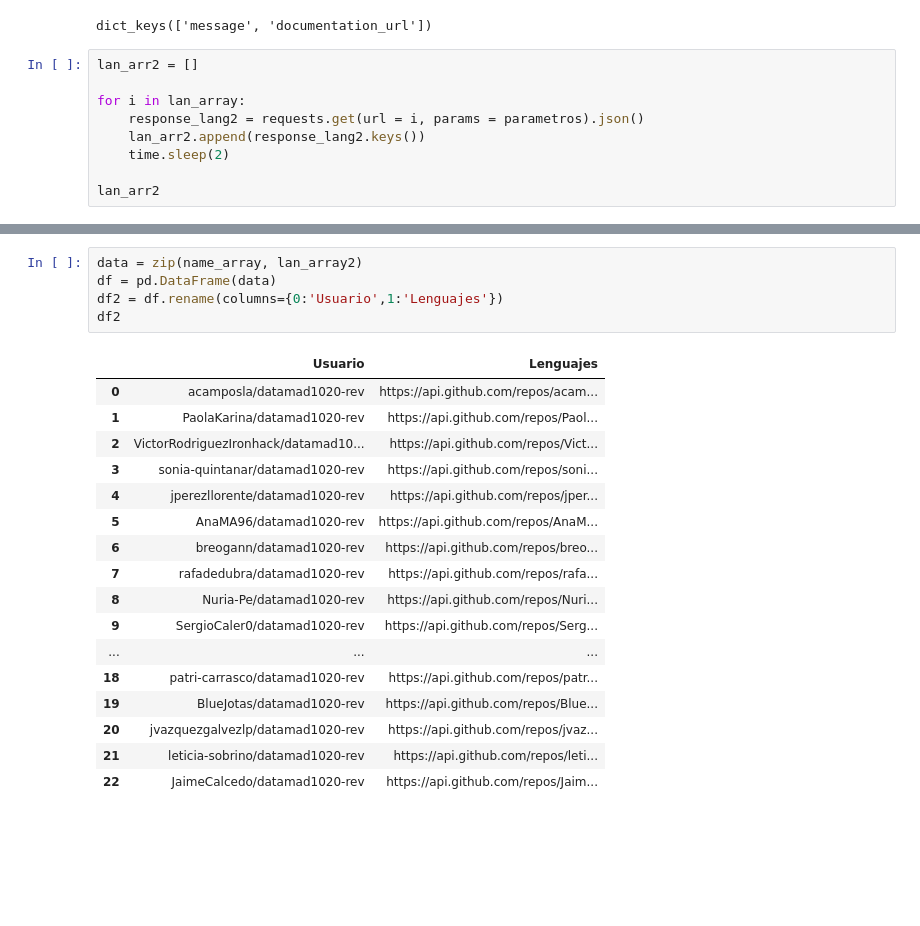
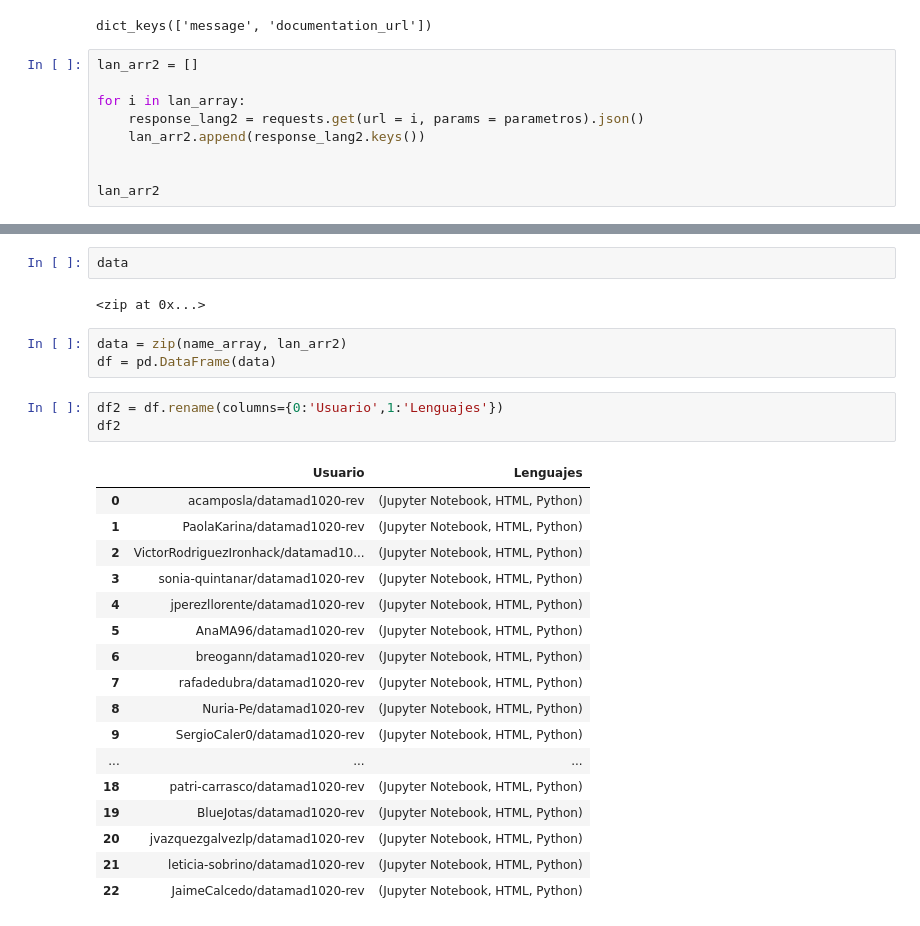
Before and after one commit to Ironhack-Data-Madrid-Marzo-2021/lab-api-scavenger-game, a Jupyter notebook: your-code/challenge-1.ipynb, the cells around one changed output, grey strips where cells are left out. Saved outputs shown, nothing was run; the diff lists cells and outputs as text; blank space fills up the shorter version.

```diff
--- a/your-code/challenge-1.ipynb
+++ b/your-code/challenge-1.ipynb
@@ -109,7 +124,7 @@ lan_arr2 = []
 for i in lan_array:
     response_lang2 = requests.get(url = i, params = parametros).json()
     lan_arr2.append(response_lang2.keys())
-    time.sleep(2)
+
 
 lan_arr2
 # %% [output]
@@ -117,23 +148,28 @@ NameError: name 'lan_array' is not defined
+# %%
+data
+# %% [output]
+<zip at 0x...>
+# %%
+data = zip(name_array, lan_arr2)
+df = pd.DataFrame(data)
 # %%
-data = zip(name_array, lan_array2)
-df = pd.DataFrame(data)
 df2 = df.rename(columns={0:'Usuario',1:'Lenguajes'})
 df2
 # %% [output]
 |  | Usuario | Lenguajes |
-| 0 | acamposla/datamad1020-rev | https://api.github.com/repos/acam... |
-| 1 | PaolaKarina/datamad1020-rev | https://api.github.com/repos/Paol... |
-| 2 | VictorRodriguezIronhack/datamad10... | https://api.github.com/repos/Vict... |
-| 3 | sonia-quintanar/datamad1020-rev | https://api.github.com/repos/soni... |
-| 4 | jperezllorente/datamad1020-rev | https://api.github.com/repos/jper... |
-| 5 | AnaMA96/datamad1020-rev | https://api.github.com/repos/AnaM... |
-| 6 | breogann/datamad1020-rev | https://api.github.com/repos/breo... |
-| 7 | rafadedubra/datamad1020-rev | https://api.github.com/repos/rafa... |
-| 8 | Nuria-Pe/datamad1020-rev | https://api.github.com/repos/Nuri... |
-| 9 | SergioCaler0/datamad1020-rev | https://api.github.com/repos/Serg... |
+| 0 | acamposla/datamad1020-rev | (Jupyter Notebook, HTML, Python) |
+| 1 | PaolaKarina/datamad1020-rev | (Jupyter Notebook, HTML, Python) |
+| 2 | VictorRodriguezIronhack/datamad10... | (Jupyter Notebook, HTML, Python) |
+| 3 | sonia-quintanar/datamad1020-rev | (Jupyter Notebook, HTML, Python) |
+| 4 | jperezllorente/datamad1020-rev | (Jupyter Notebook, HTML, Python) |
+| 5 | AnaMA96/datamad1020-rev | (Jupyter Notebook, HTML, Python) |
+| 6 | breogann/datamad1020-rev | (Jupyter Notebook, HTML, Python) |
+| 7 | rafadedubra/datamad1020-rev | (Jupyter Notebook, HTML, Python) |
+| 8 | Nuria-Pe/datamad1020-rev | (Jupyter Notebook, HTML, Python) |
+| 9 | SergioCaler0/datamad1020-rev | (Jupyter Notebook, HTML, Python) |
 | ... | ... | ... |
-| 18 | patri-carrasco/datamad1020-rev | https://api.github.com/repos/patr... |
-| 19 | BlueJotas/datamad1020-rev | https://api.github.com/repos/Blue... |
-| 20 | jvazquezgalvezlp/datamad1020-rev | https://api.github.com/repos/jvaz... |
-| 21 | leticia-sobrino/datamad1020-rev | https://api.github.com/repos/leti... |
-| 22 | JaimeCalcedo/datamad1020-rev | https://api.github.com/repos/Jaim... |
+| 18 | patri-carrasco/datamad1020-rev | (Jupyter Notebook, HTML, Python) |
+| 19 | BlueJotas/datamad1020-rev | (Jupyter Notebook, HTML, Python) |
+| 20 | jvazquezgalvezlp/datamad1020-rev | (Jupyter Notebook, HTML, Python) |
+| 21 | leticia-sobrino/datamad1020-rev | (Jupyter Notebook, HTML, Python) |
+| 22 | JaimeCalcedo/datamad1020-rev | (Jupyter Notebook, HTML, Python) |
```
Also changed, not shown: parts of 4 cells of this notebook, 2 other files.
